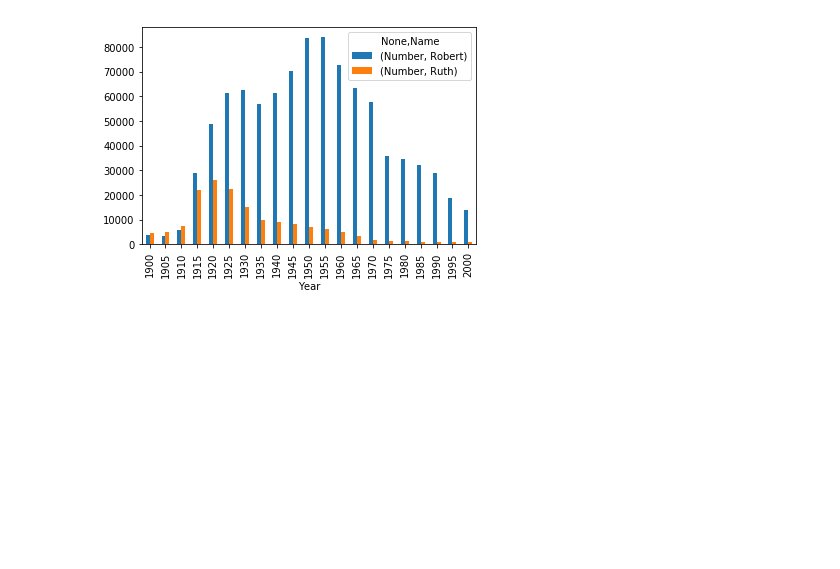
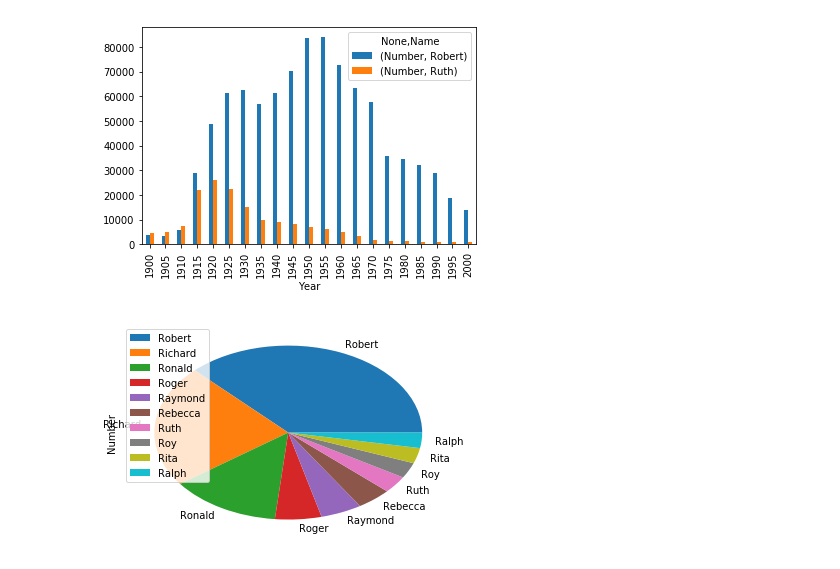
Before and after one commit to MelWttr/Name_Dynamics, a Jupyter notebook: Name_dynamics.ipynb, the cells around one changed output. Saved outputs shown, nothing was run; the diff lists cells and outputs as text; code cells hidden in the pictures; blank space fills up the shorter version.

```diff
--- a/Name_dynamics.ipynb
+++ b/Name_dynamics.ipynb
@@ -35,3 +35,21 @@ def print_bar(data_frame):
 print_bar(get_names(years=get_years(5)))
 # %% [output]
 [figure]
+# %%
+def confirm_name(name):
+    if name[0] == "R":
+        return name
+# %%
+def get_ten(year):
+    year_path = os.path.join(path, "yob{}.txt".format(str(year)))
+    df = pd.read_csv(year_path, names=['Gender', 'Number'])
+    df = df.drop(["Gender"], axis='columns')
+    df = df.groupby(confirm_name).sum().sort_values('Number', ascending=False).head(10)
+    return df
+# %%
+def print_pie(data_frame, y_name):
+    data_frame.plot.pie(y=y_name)
+# %%
+print_pie(get_ten(1950), "Number")
+# %% [output]
+[figure, added]
```
